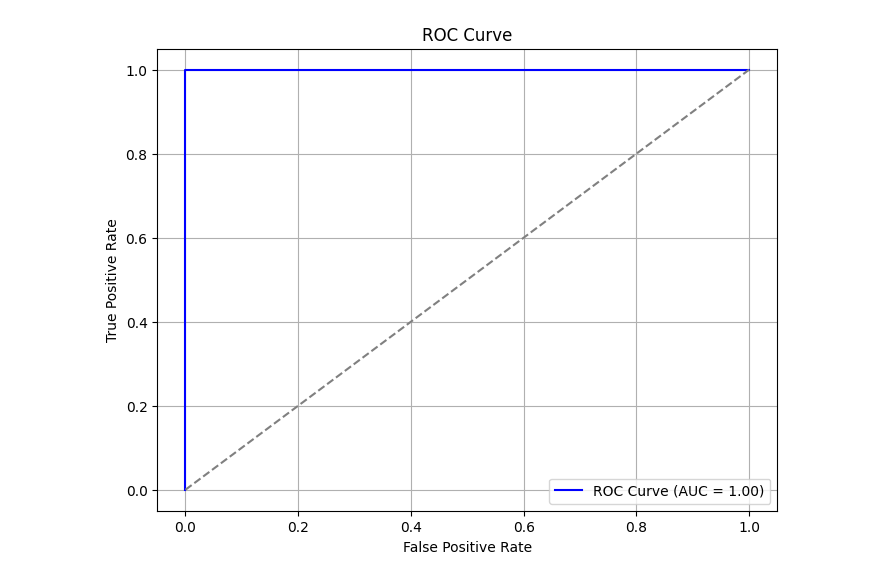
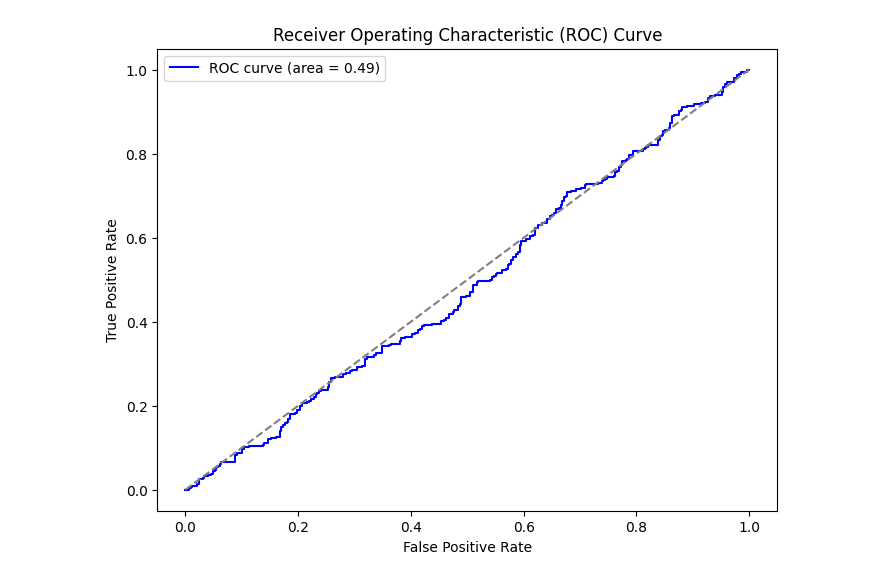
Before and after one commit to amanchoudhary1812/Pattern-Recognition, a Jupyter notebook: Experiment3.ipynb, the cells around one changed output. Saved outputs shown, nothing was run; the diff lists cells and outputs as text; code cells hidden in the pictures.

```diff
--- a/Experiment3.ipynb
+++ b/Experiment3.ipynb
@@ -51,2 +49,11 @@ X = data.drop(columns=['Urban-Rural', 'FIPS', 'State FIPS Code', 'County FIPS Co
+# %%
+# Identify categorical and numeric columns
+categorical_cols = df.select_dtypes(include=['object']).columns
+df = pd.get_dummies(df, columns=categorical_cols, drop_first=True)
+# %%
+# Selecting features and target
+X = df.drop(columns=['Urban-Rural'])
+y = df['Urban-Rural']
 # %%
-X_train, X_test, y_train, y_test = train_test_split(X, y, test_size=0.3, random_state=42)
+# Splitting data
+X_train, X_test, y_train, y_test = train_test_split(X, y, test_size=0.2, random_state=42)
@@ -74 +71,9 @@ sensitivity = recall  # Sensitivity is the same as Recall
+# %%
+# Get predicted probabilities
+
+# Generate random probabilities to simulate a random model
+np.random.seed(42)  # Ensure reproducibility
+y_prob = np.random.rand(len(y_test))
+
+y_pred = clf.predict(X_test)
 # %%
@@ -102,12 +133,12 @@ ROC-AUC: 1.00
 # %%
+# Plot ROC curve
 plt.figure(figsize=(8, 6))
-plt.plot(fpr, tpr, color='blue', label=f'ROC Curve (AUC = {roc_auc:.2f})')
+plt.plot(fpr, tpr, color='blue', label=f'ROC curve (area = {roc_auc:.2f})')
 plt.plot([0, 1], [0, 1], color='gray', linestyle='--')
-plt.xlabel("False Positive Rate")
-plt.ylabel("True Positive Rate")
-plt.title("ROC Curve")
+plt.xlabel('False Positive Rate')
+plt.ylabel('True Positive Rate')
+plt.title('Receiver Operating Characteristic (ROC) Curve')
 plt.legend()
-plt.grid()
 plt.show()
 # %% [output]
-[figure, old version]
+[figure, new version]
```
Also changed, not shown: parts of 22 cells of this notebook, 1 other file.
